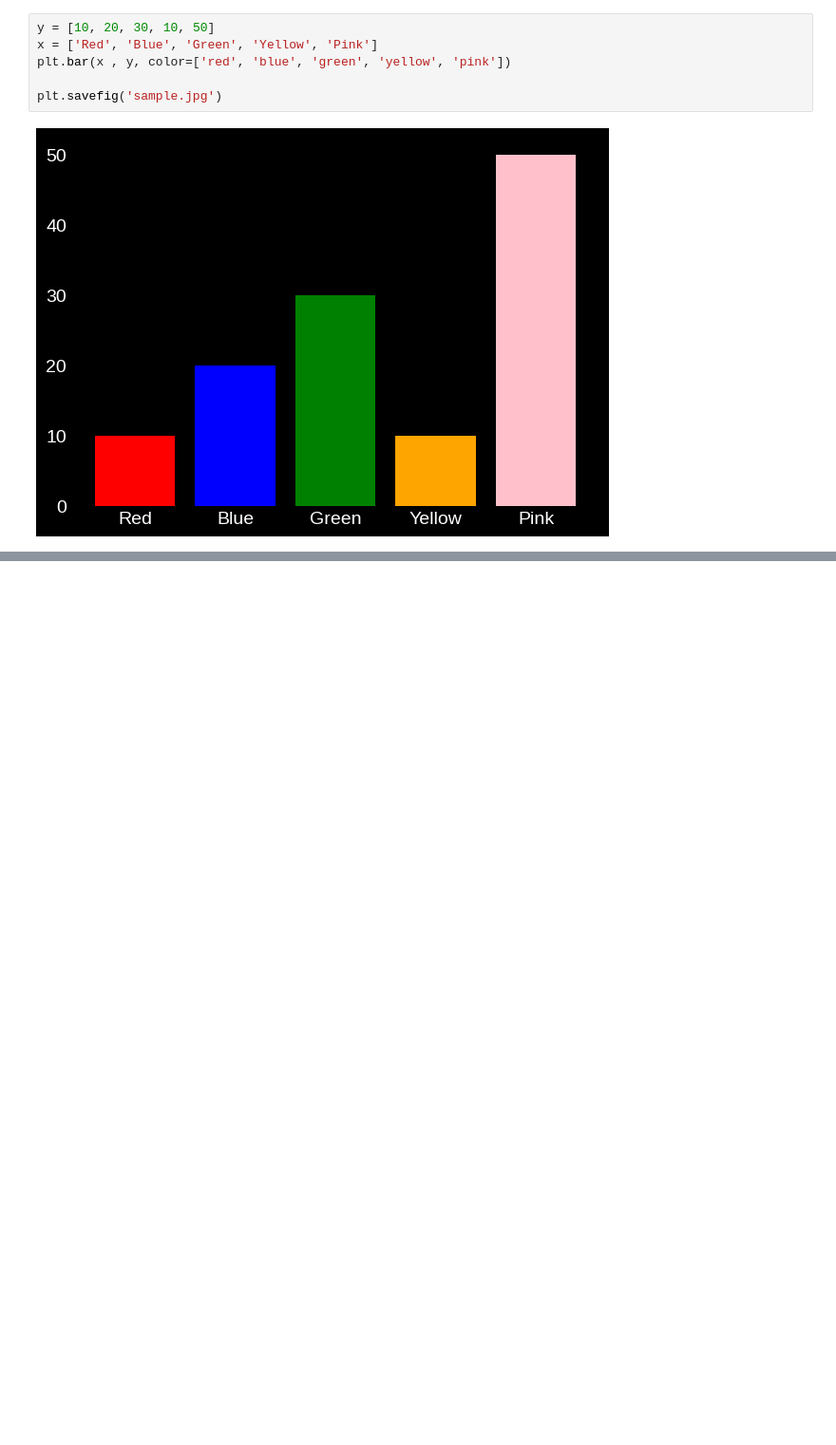
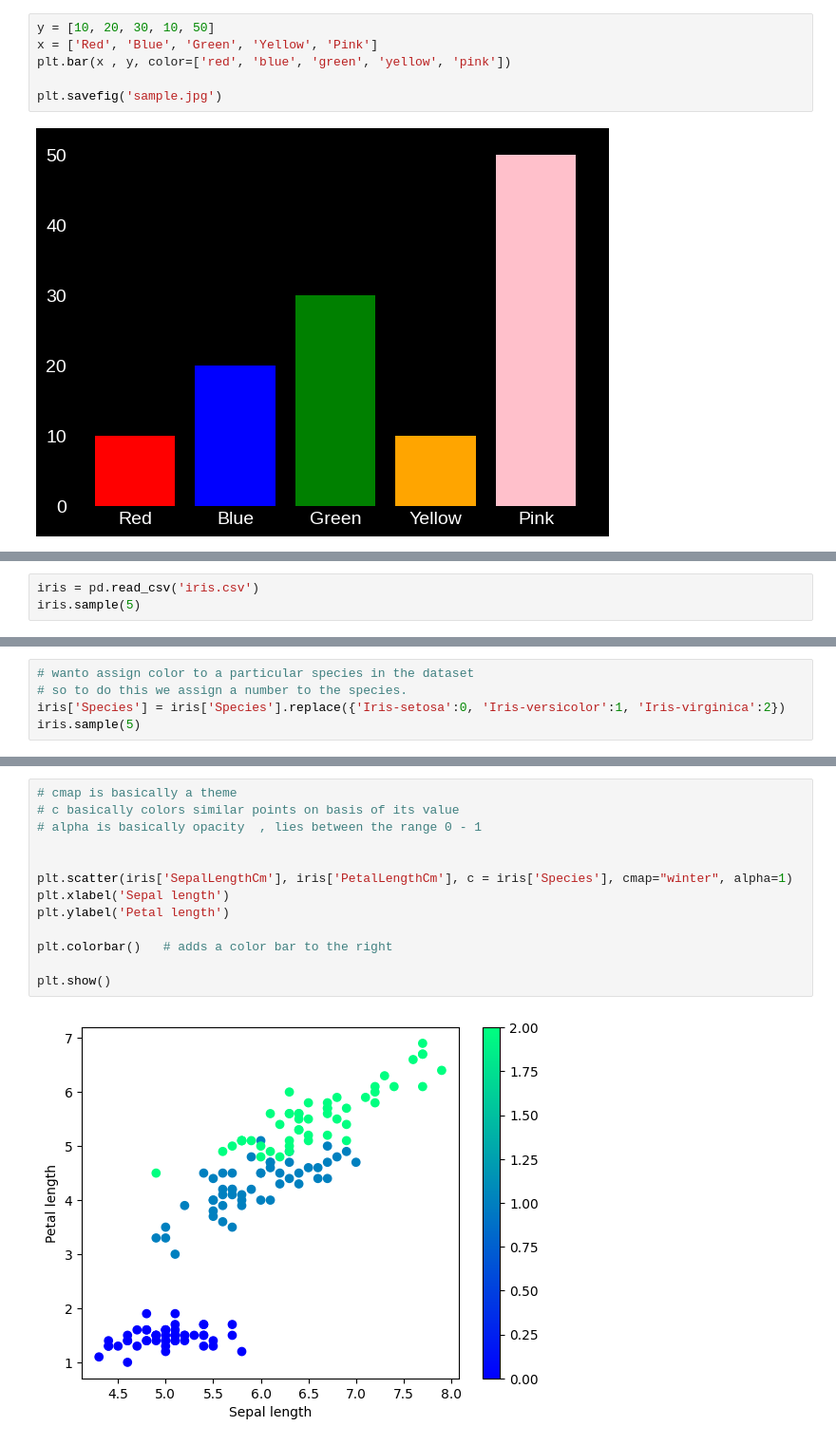
Before and after one commit to ShauryaPrakashVerma/Python_for_AI, a Jupyter notebook: Matplotlib.ipynb, the cells around one changed output, grey strips where cells are left out. Shown at 95% size. Saved outputs shown, nothing was run; the diff lists cells and outputs as text; blank space fills up the shorter version.

```diff
--- a/Matplotlib.ipynb
+++ b/Matplotlib.ipynb
@@ -412,0 +440,3 @@ plt.savefig('sample.jpg')
+# %%
+iris = pd.read_csv('iris.csv')
+iris.sample(5)
@@ -412,0 +450,5 @@ plt.savefig('sample.jpg')
+# %%
+# wanto assign color to a particular species in the dataset
+# so to do this we assign a number to the species.
+iris['Species'] = iris['Species'].replace({'Iris-setosa':0, 'Iris-versicolor':1, 'Iris-virginica':2})
+iris.sample(5)
@@ -412,0 +462,15 @@ plt.savefig('sample.jpg')
+# %%
+# cmap is basically a theme
+# c basically colors similar points on basis of its value
+# alpha is basically opacity  , lies between the range 0 - 1
+
+
+plt.scatter(iris['SepalLengthCm'], iris['PetalLengthCm'], c = iris['Species'], cmap="winter", alpha=1)
+plt.xlabel('Sepal length')
+plt.ylabel('Petal length')
+
+plt.colorbar()   # adds a color bar to the right
+
+plt.show()
+# %% [output]
+[figure, added]
```
Also changed, not shown: parts of 14 cells of this notebook.
